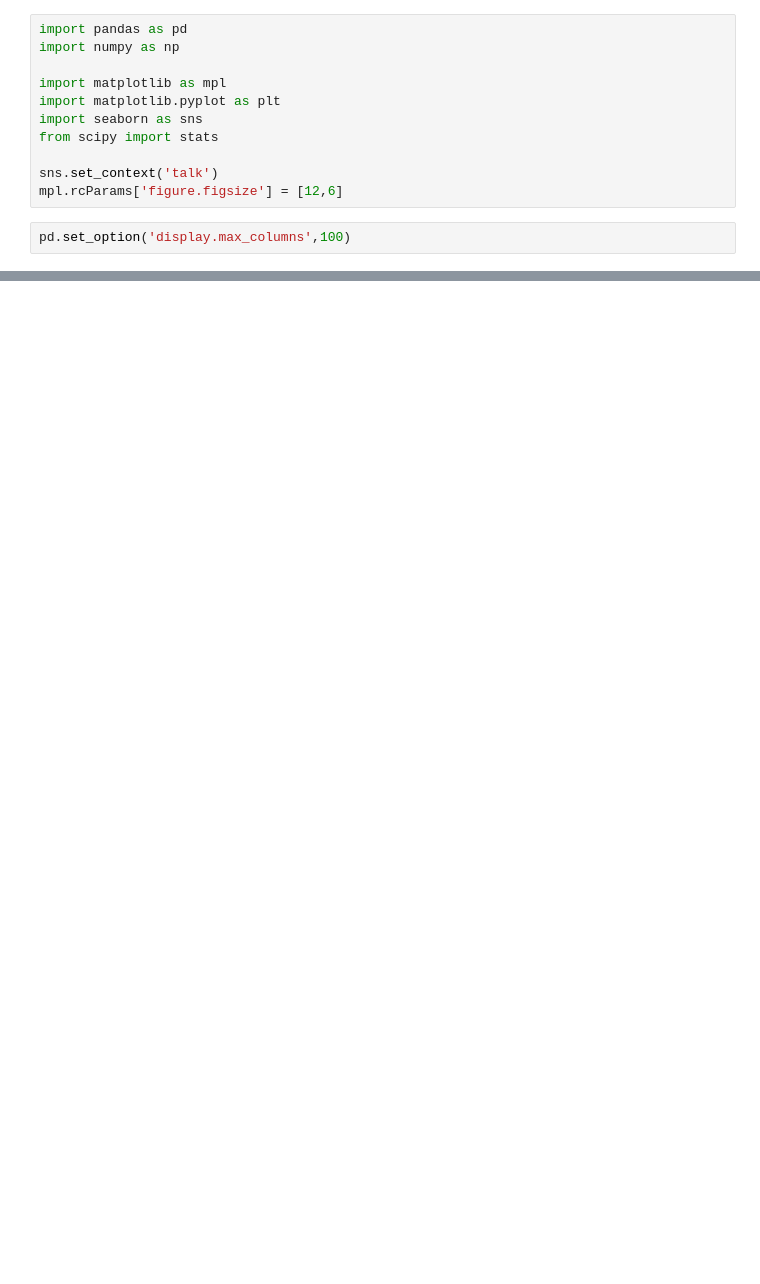
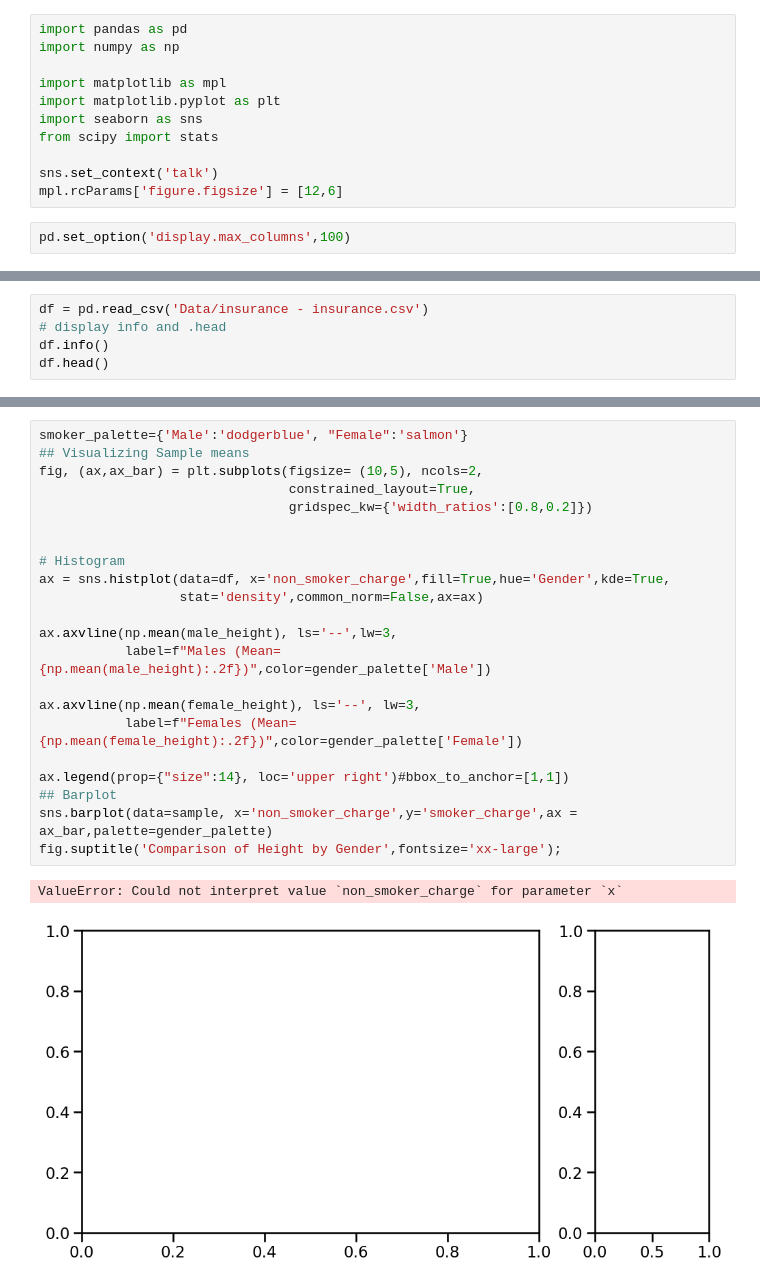
Before and after one commit to CatDawn29/Healthcare-Tippins, a Jupyter notebook: Insurance.ipynb, the cells around one changed output, grey strips where cells are left out. Drawn from its saved outputs; the diff is of its cells as text; blank space fills up the shorter version.

```diff
--- a/Insurance.ipynb
+++ b/Insurance.ipynb
@@ -114,0 +14,5 @@ cdf_30
+# %%
+df = pd.read_csv('Data/insurance - insurance.csv')
+# display info and .head
+df.info()
+df.head()
@@ -114,0 +104,25 @@ cdf_30
+# %%
+smoker_palette={'Male':'dodgerblue', "Female":'salmon'}
+## Visualizing Sample means
+fig, (ax,ax_bar) = plt.subplots(figsize= (10,5), ncols=2,
+                                constrained_layout=True,
+                                gridspec_kw={'width_ratios':[0.8,0.2]})
+
+
+# Histogram
+ax = sns.histplot(data=df, x='non_smoker_charge',fill=True,hue='Gender',kde=True,
+                  stat='density',common_norm=False,ax=ax)
+
+ax.axvline(np.mean(male_height), ls='--',lw=3,
+           label=f"Males (Mean={np.mean(male_height):.2f})",color=gender_palette['Male'])
+
+ax.axvline(np.mean(female_height), ls='--', lw=3,
+           label=f"Females (Mean={np.mean(female_height):.2f})",color=gender_palette['Female'])
+
+ax.legend(prop={"size":14}, loc='upper right')#bbox_to_anchor=[1,1])
+## Barplot
+sns.barplot(data=sample, x='non_smoker_charge',y='smoker_charge',ax = ax_bar,palette=gender_palette)
+fig.suptitle('Comparison of Height by Gender',fontsize='xx-large');
+# %% [output]
+ValueError: Could not interpret value `non_smoker_charge` for parameter `x`
+[figure, added]
```
Also changed, not shown: parts of 37 cells of this notebook.
